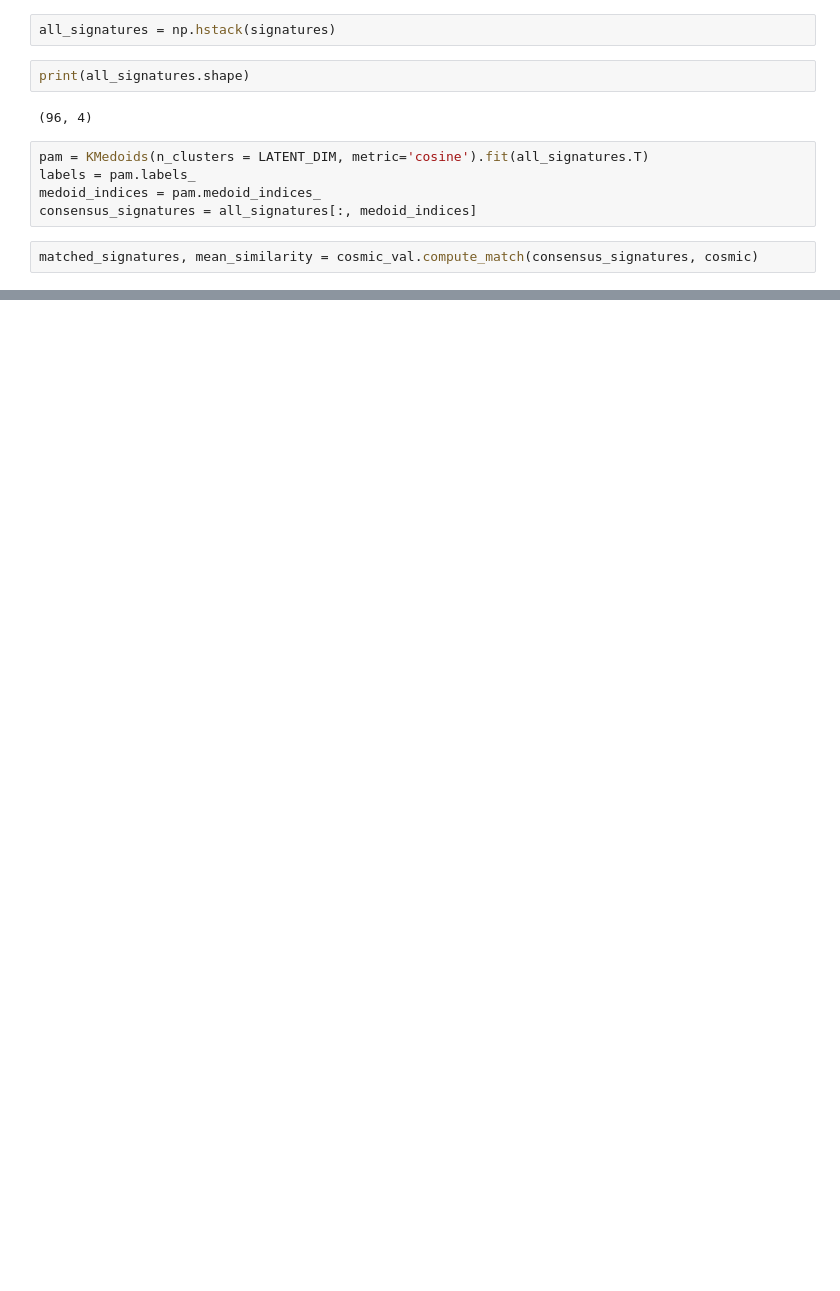
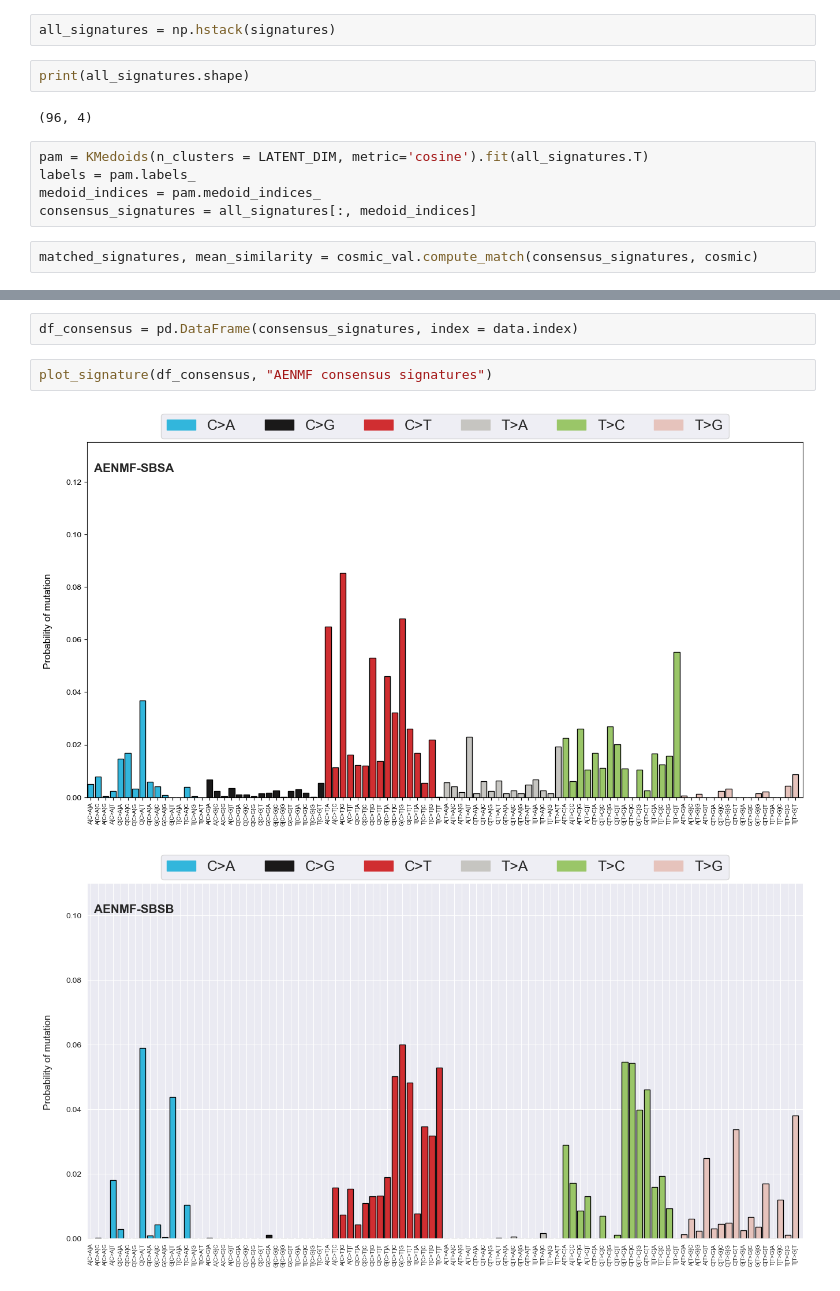
Before and after one commit to 15Max/AEMutSigExtraction, a Jupyter notebook: notebooks/AENMF.ipynb, the cells around one changed output, grey strips where cells are left out. Saved outputs shown, nothing was run; the diff lists cells and outputs as text; blank space fills up the shorter version.

Commit message:
run notebook with plot examples

```diff
--- a/notebooks/AENMF.ipynb
+++ b/notebooks/AENMF.ipynb
@@ -112,0 +113,7 @@ plot_clusters(reduced_signatures, labels, medoid_indices, 4, "AENMF signature cl
+# %%
+df_consensus = pd.DataFrame(consensus_signatures, index = data.index)
+# %%
+plot_signature(df_consensus, "AENMF consensus signatures")
+# %% [output]
+[figure, added]
+[figure, added]
```
Also changed, not shown: parts of 5 cells of this notebook.
